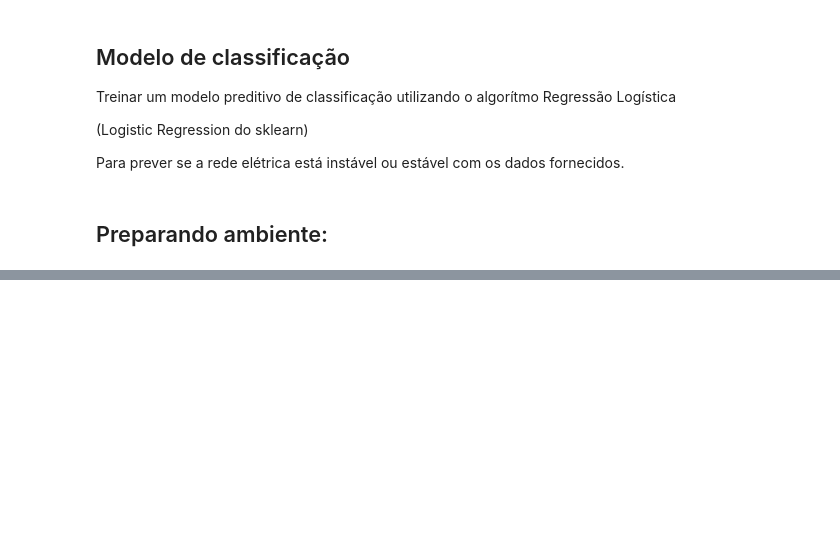
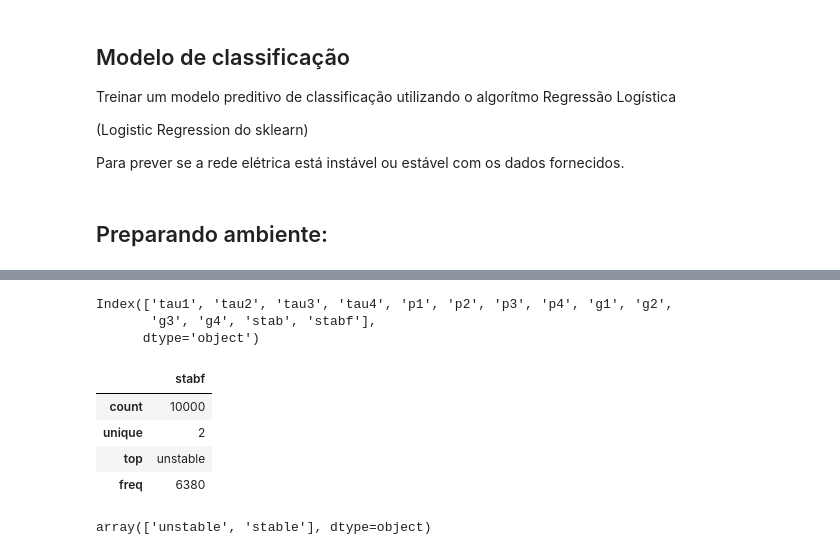
Before and after one commit to LucasBellezzo/CP02_PCP, a Jupyter notebook: Aula_06_SERS_ML.ipynb, the cells around one changed output, grey strips where cells are left out. Cells and saved outputs as stored; diff of their text form; code cells hidden in the pictures; blank space fills up the shorter version.

```diff
--- a/Aula_06_SERS_ML.ipynb
+++ b/Aula_06_SERS_ML.ipynb
@@ -31,0 +74,22 @@ from sklearn.metrics import confusion_matrix
+# %%
+dados.columns
+# %% [output]
+Index(['tau1', 'tau2', 'tau3', 'tau4', 'p1', 'p2', 'p3', 'p4', 'g1', 'g2',
+       'g3', 'g4', 'stab', 'stabf'],
+      dtype='object')
+# %%
+# Estatisticas descritivas
+# Somente atributos categóricos
+
+dados.describe(include='object')
+# %% [output]
+|  | stabf |
+| count | 10000 |
+| unique | 2 |
+| top | unstable |
+| freq | 6380 |
+# %%
+# Quais as classes temos no atributo 'stabf'?
+dados['stabf'].unique()
+# %% [output]
+array(['unstable', 'stable'], dtype=object)
```
Also changed, not shown: parts of 9 cells of this notebook.
